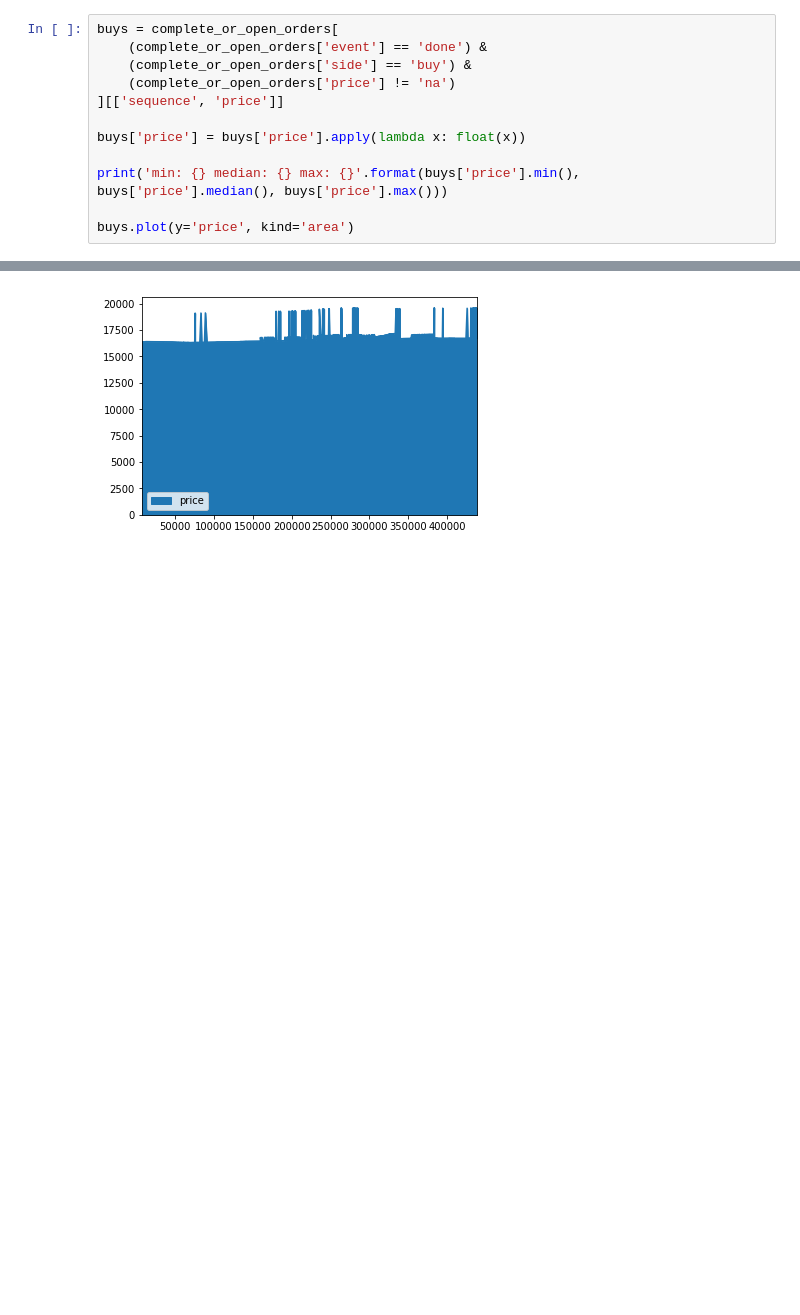
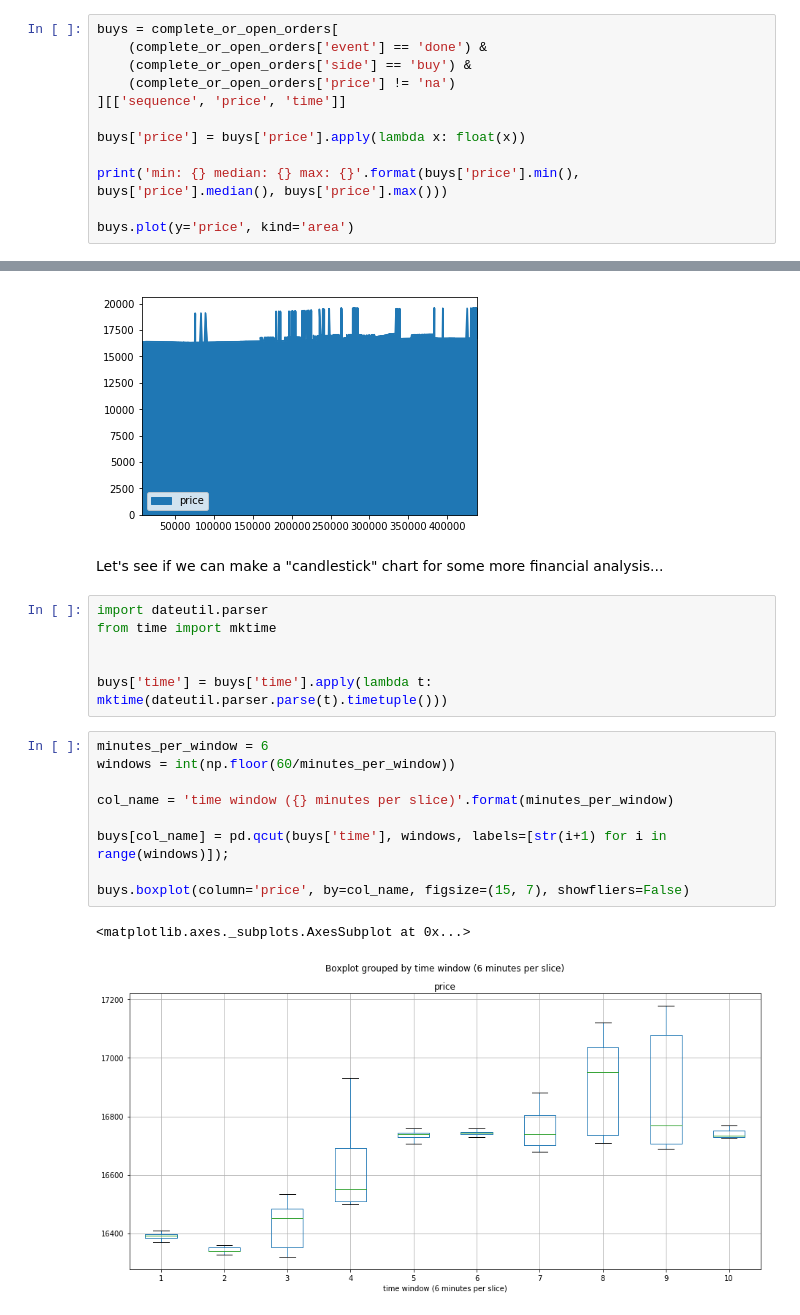
Before and after one commit to ayasin/PandasCheatSheet, a Jupyter notebook: PandasCheatSheet.ipynb, the cells around one changed output, grey strips where cells are left out. Drawn from its saved outputs; the diff is of its cells as text; blank space fills up the shorter version.

```diff
--- a/PandasCheatSheet.ipynb
+++ b/PandasCheatSheet.ipynb
@@ -164,7 +164,7 @@ buys = complete_or_open_orders[
     (complete_or_open_orders['event'] == 'done') &
     (complete_or_open_orders['side'] == 'buy') &
     (complete_or_open_orders['price'] != 'na')
-][['sequence', 'price']]
+][['sequence', 'price', 'time']]
 
 buys['price'] = buys['price'].apply(lambda x: float(x))
 
@@ -199,3 +199,23 @@ buys.plot(y='price', kind='area')
 # %% [output]
 <matplotlib.axes._subplots.AxesSubplot at 0x...>
 [figure]
+# %% [markdown]
+Let's see if we can make a "candlestick" chart for some more financial analysis...
+# %%
+import dateutil.parser
+from time import mktime
+
+
+buys['time'] = buys['time'].apply(lambda t: mktime(dateutil.parser.parse(t).timetuple()))
+# %%
+minutes_per_window = 6
+windows = int(np.floor(60/minutes_per_window))
+
+col_name = 'time window ({} minutes per slice)'.format(minutes_per_window)
+
+buys[col_name] = pd.qcut(buys['time'], windows, labels=[str(i+1) for i in range(windows)]);
+
+buys.boxplot(column='price', by=col_name, figsize=(15, 7), showfliers=False)
+# %% [output]
+<matplotlib.axes._subplots.AxesSubplot at 0x...>
+[figure, added]
```
Also changed, not shown: parts of 2 cells of this notebook.
